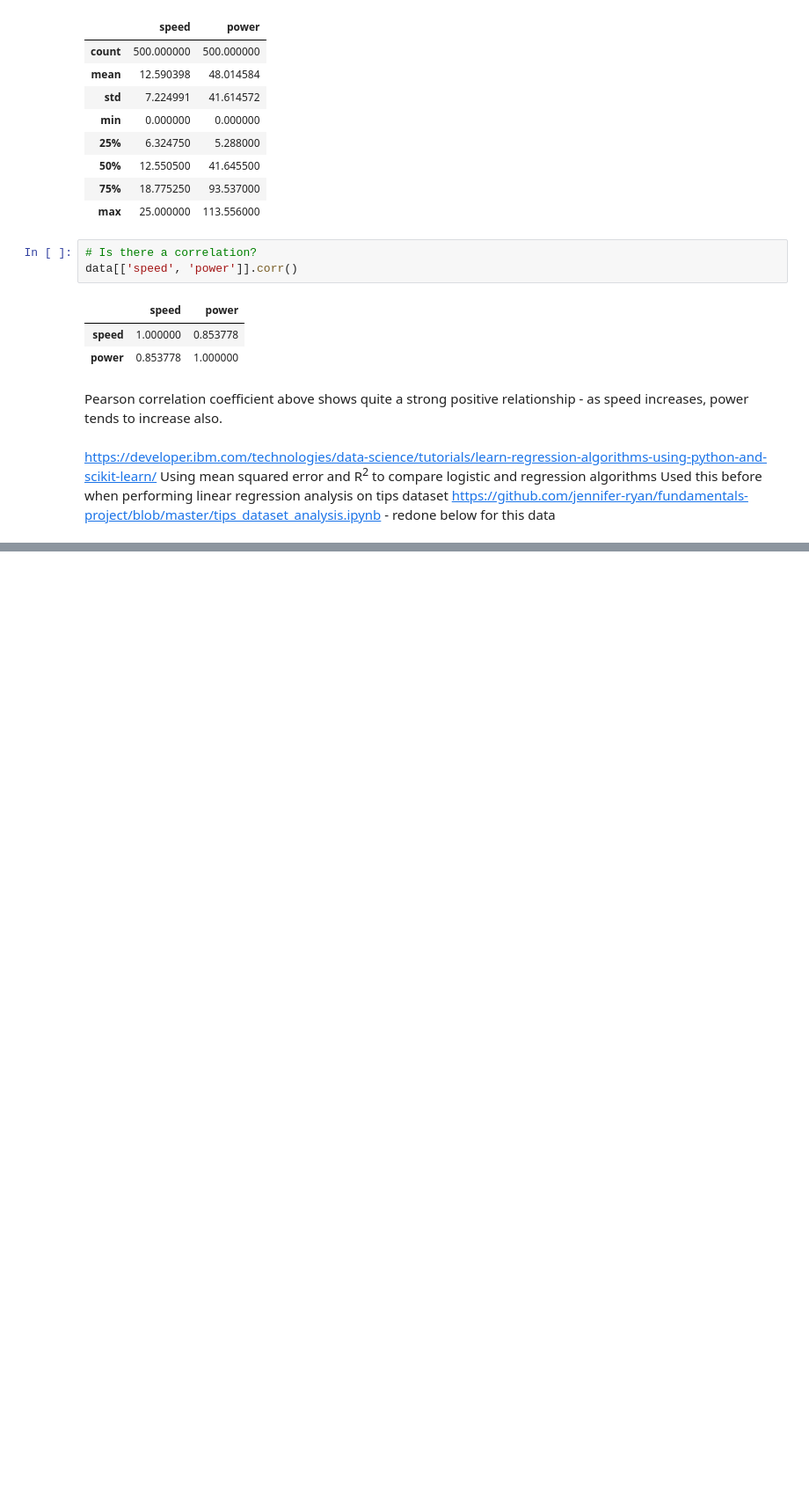
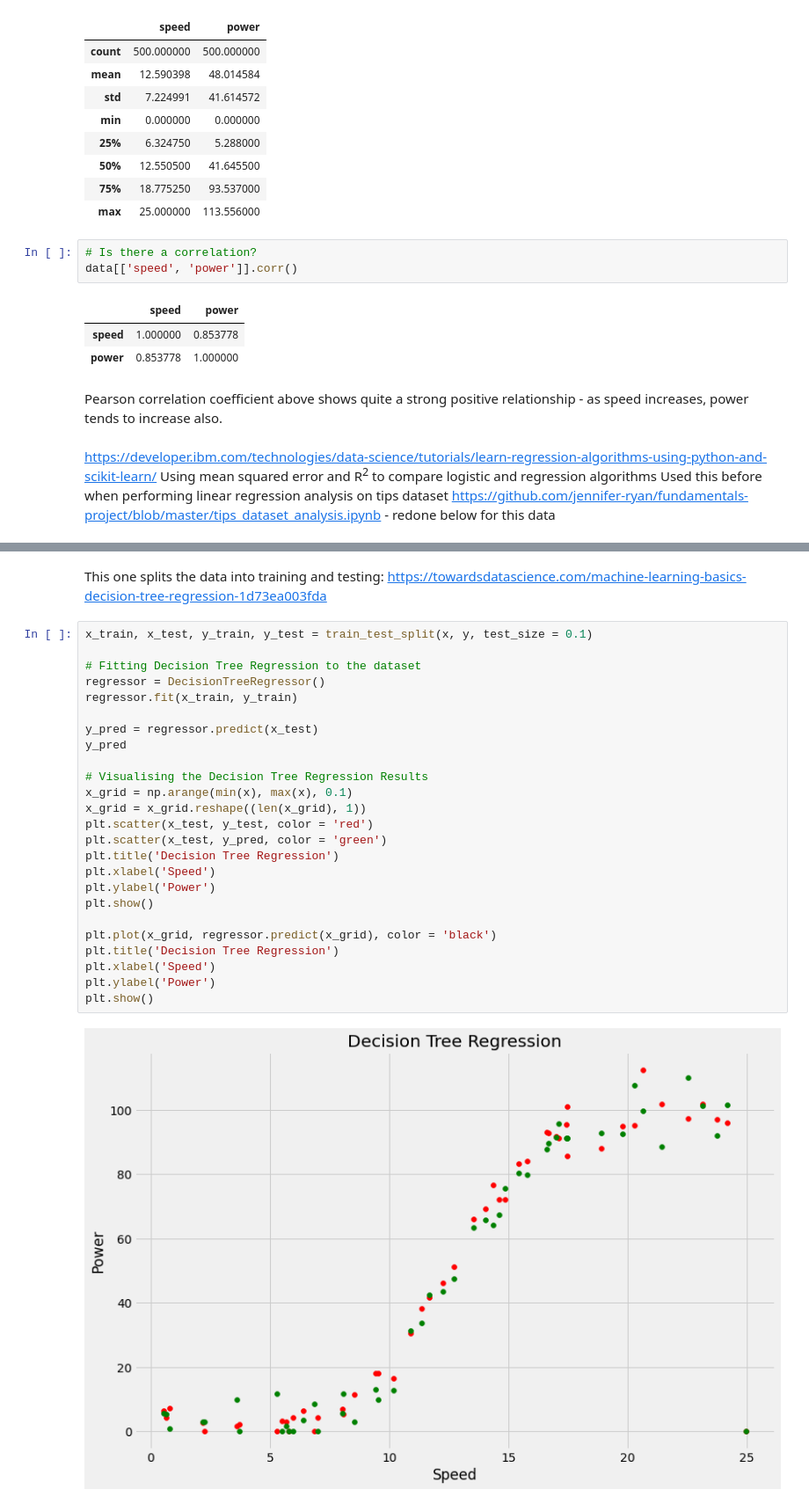
Before and after one commit to jennifer-ryan/machine-learning-project, a Jupyter notebook: Power Production Analysis.ipynb, the cells around one changed output, grey strips where cells are left out. Shown: that part at 88% size. Saved outputs shown, nothing was run; the diff lists cells and outputs as text; blank space fills up the shorter version.

```diff
--- a/Power Production Analysis.ipynb
+++ b/Power Production Analysis.ipynb
@@ -142,0 +167,29 @@ ValueError: continuous is not supported
+# %% [markdown]
+This one splits the data into training and testing: https://towardsdatascience.com/machine-learning-basics-decision-tree-regression-1d73ea003fda
+# %%
+x_train, x_test, y_train, y_test = train_test_split(x, y, test_size = 0.1)
+
+# Fitting Decision Tree Regression to the dataset
+regressor = DecisionTreeRegressor()
+regressor.fit(x_train, y_train)
+
+y_pred = regressor.predict(x_test)
+y_pred
+
+# Visualising the Decision Tree Regression Results
+x_grid = np.arange(min(x), max(x), 0.1)
+x_grid = x_grid.reshape((len(x_grid), 1))
+plt.scatter(x_test, y_test, color = 'red')
+plt.scatter(x_test, y_pred, color = 'green')
+plt.title('Decision Tree Regression')
+plt.xlabel('Speed')
+plt.ylabel('Power')
+plt.show()
+
+plt.plot(x_grid, regressor.predict(x_grid), color = 'black')
+plt.title('Decision Tree Regression')
+plt.xlabel('Speed')
+plt.ylabel('Power')
+plt.show()
+# %% [output]
+[figure, added]
```
Also changed, not shown: parts of 11 cells of this notebook.
